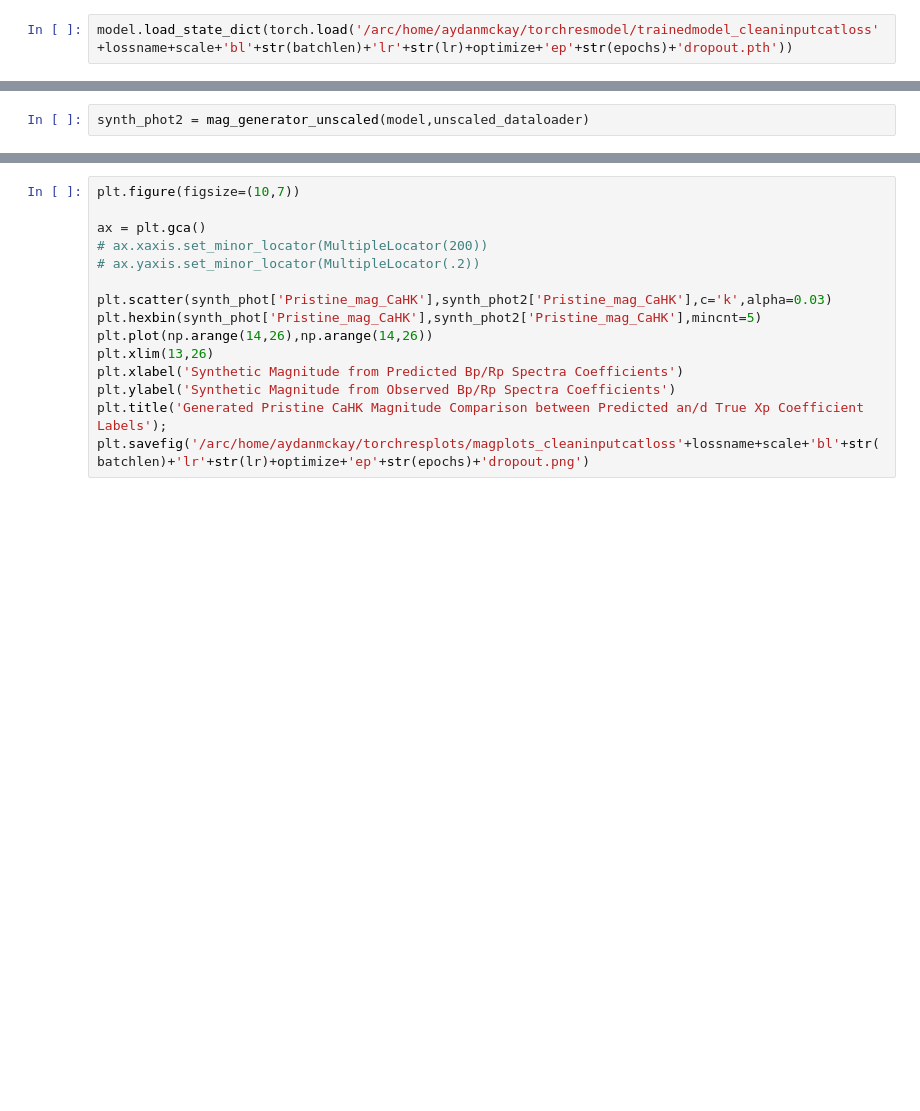
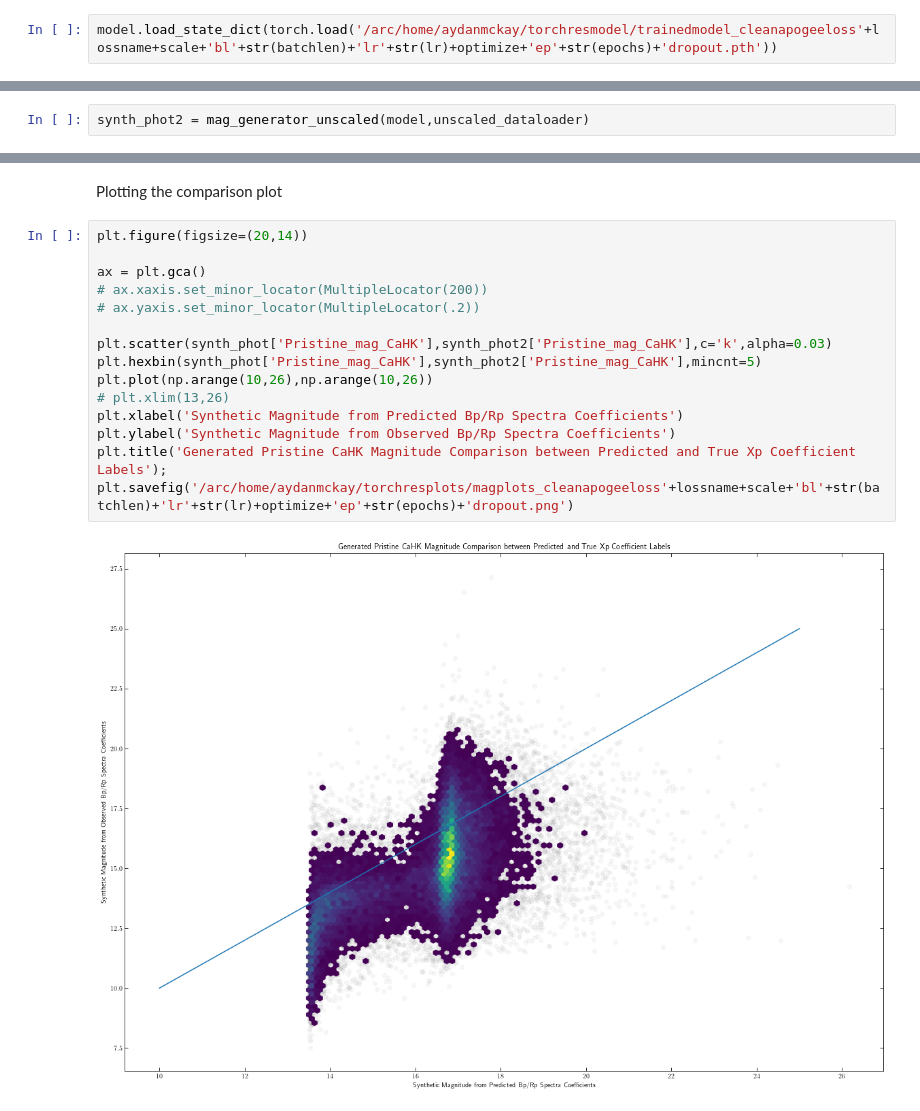
Before and after one commit to aydanmckay/ml, a Jupyter notebook: torchnn/network.ipynb, the cells around one changed output, grey strips where cells are left out. Drawn from its saved outputs; the diff is of its cells as text; blank space fills up the shorter version.

```diff
--- a/torchnn/network.ipynb
+++ b/torchnn/network.ipynb
@@ -532,4 +575,4 @@ torch.save(model.state_dict(), '/arc/home/aydanmckay/torchresmodel/trainedmodel_
 # %%
-model.load_state_dict(torch.load('/arc/home/aydanmckay/torchresmodel/trainedmodel_cleaninputcatloss'+lossname+scale+'bl'+str(batchlen)+'lr'+str(lr)+optimize+'ep'+str(epochs)+'dropout.pth'))
+model.load_state_dict(torch.load('/arc/home/aydanmckay/torchresmodel/trainedmodel_cleanapogeeloss'+lossname+scale+'bl'+str(batchlen)+'lr'+str(lr)+optimize+'ep'+str(epochs)+'dropout.pth'))
 # %% [output]
 <All keys matched successfully>
@@ -639,15 +728,19 @@ synth_phot.describe()
+# %% [markdown]
+Plotting the comparison plot
 # %%
-plt.figure(figsize=(10,7))
+plt.figure(figsize=(20,14))
 
 ax = plt.gca()
 # ax.xaxis.set_minor_locator(MultipleLocator(200))
 # ax.yaxis.set_minor_locator(MultipleLocator(.2))
 
 plt.scatter(synth_phot['Pristine_mag_CaHK'],synth_phot2['Pristine_mag_CaHK'],c='k',alpha=0.03)
 plt.hexbin(synth_phot['Pristine_mag_CaHK'],synth_phot2['Pristine_mag_CaHK'],mincnt=5)
-plt.plot(np.arange(14,26),np.arange(14,26))
-plt.xlim(13,26)
+plt.plot(np.arange(10,26),np.arange(10,26))
+# plt.xlim(13,26)
 plt.xlabel('Synthetic Magnitude from Predicted Bp/Rp Spectra Coefficients')
 plt.ylabel('Synthetic Magnitude from Observed Bp/Rp Spectra Coefficients')
-plt.title('Generated Pristine CaHK Magnitude Comparison between Predicted an/d True Xp Coefficient Labels');
-plt.savefig('/arc/home/aydanmckay/torchresplots/magplots_cleaninputcatloss'+lossname+scale+'bl'+str(batchlen)+'lr'+str(lr)+optimize+'ep'+str(epochs)+'dropout.png')
+plt.title('Generated Pristine CaHK Magnitude Comparison between Predicted and True Xp Coefficient Labels');
+plt.savefig('/arc/home/aydanmckay/torchresplots/magplots_cleanapogeeloss'+lossname+scale+'bl'+str(batchlen)+'lr'+str(lr)+optimize+'ep'+str(epochs)+'dropout.png')
+# %% [output]
+[figure, added]
```
Also changed, not shown: parts of 37 cells of this notebook, 30 other files.
